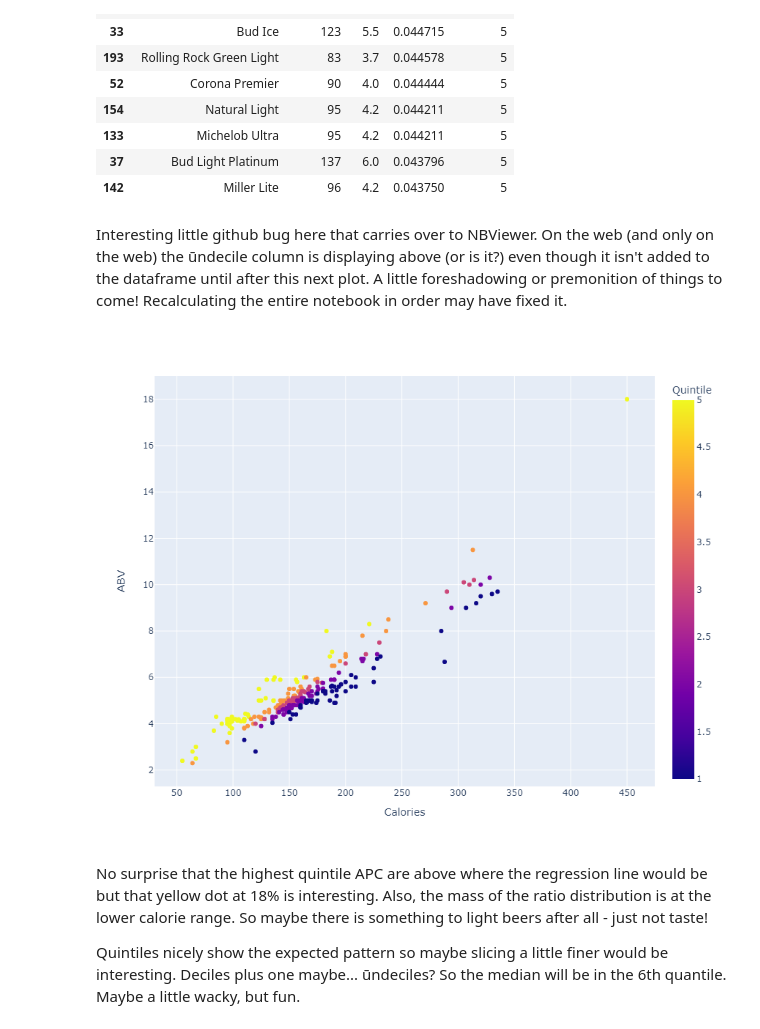
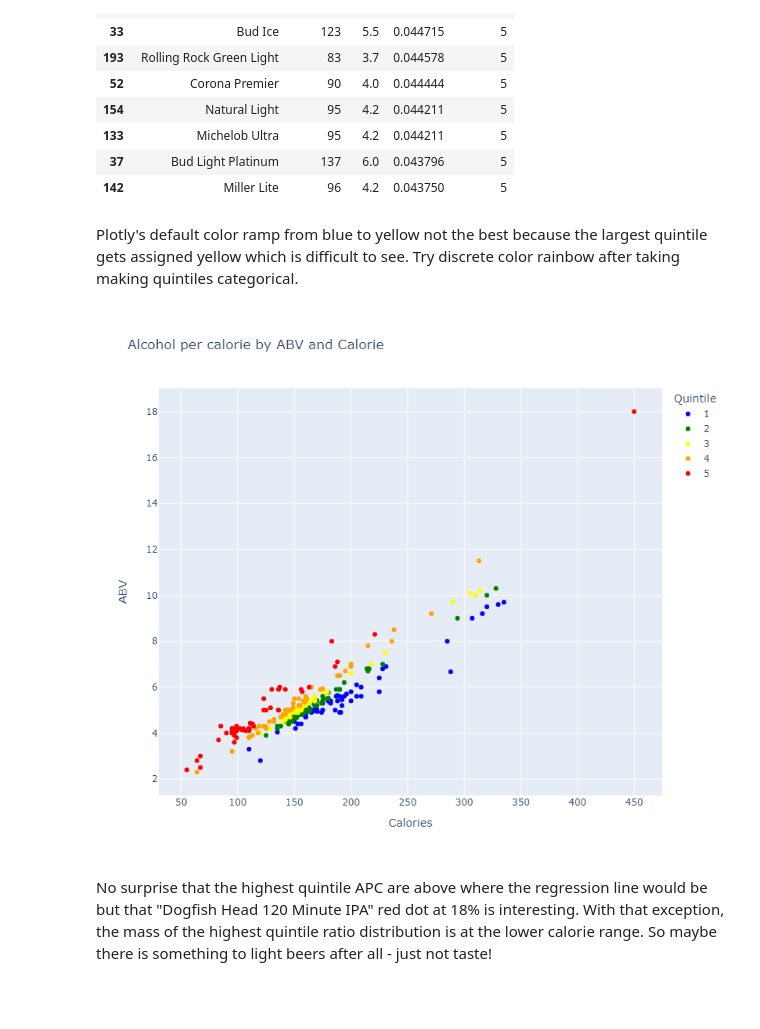
Before and after one commit to mjturtora/beer, a Jupyter notebook: Beer.ipynb, the cells around one changed output. Drawn from its saved outputs; the diff is of its cells as text; code cells hidden in the pictures; blank space fills up the shorter version.

Commit message:
Many changes
Mainly, discretized colors and deleted undeciles.

```diff
--- a/Beer.ipynb
+++ b/Beer.ipynb
@@ -84,15 +85,23 @@ df.head(10)
 | 37 | Bud Light Platinum | 137 | 6.0 | 0.043796 | 5 |
 | 142 | Miller Lite | 96 | 4.2 | 0.043750 | 5 |
 # %% [markdown]
-Interesting little github bug here that carries over to NBViewer. On the web (and only on the web) the ūndecile column is displaying above (or is it?) even though it isn't added to the dataframe until after this next plot. A little foreshadowing or premonition of things to come! Recalculating the entire notebook in order may have fixed it.
+Plotly's default color ramp from blue to yellow not the best because the largest quintile gets assigned yellow which is difficult to see. Try discrete color rainbow after taking making quintiles categorical.
 # %%
+df['Quintile'] = df['Quintile'].astype("string")
+df = df.sort_values(['apc'],ascending=True)
 # Now color data points by quintiles of ABV/Calories
-fig = px.scatter(df, x="Calories", y="ABV",  hover_data=['Brand'], color="Quintile",
-                width=700, height=700)
+fig = px.scatter(df, x="Calories", y="ABV",  hover_data=['Brand'], color="Quintile"
+                 ,color_discrete_map={
+                     "1" : "blue"
+                     ,"2" : "green"
+                     ,"3" : "yellow"
+                     ,"4" : "orange"
+                     ,"5" : "red"
+                 }
+                 ,title="Alcohol per calorie by ABV and Calorie"
+                 ,width=700, height=700)
 fig.show()
 # %% [output]
-[figure, old version]
+[figure, new version]
 # %% [markdown]
-No surprise that the highest quintile APC are above where the regression line would be but that yellow dot at 18% is interesting. Also, the mass of the ratio distribution is at the lower calorie range. So maybe there is something to light beers after all - just not taste!
-
-Quintiles nicely show the expected pattern so maybe slicing a little finer would be interesting. Deciles plus one maybe... 	ūndeciles? So the median will be in the 6th quantile. Maybe a little wacky, but fun.
+No surprise that the highest quintile APC are above where the regression line would be but that "Dogfish Head 120 Minute IPA" red dot at 18% is interesting. With that exception, the mass of the highest quintile ratio distribution is at the lower calorie range. So maybe there is something to light beers after all - just not taste!
```
Also changed, not shown: parts of 3 cells of this notebook.
